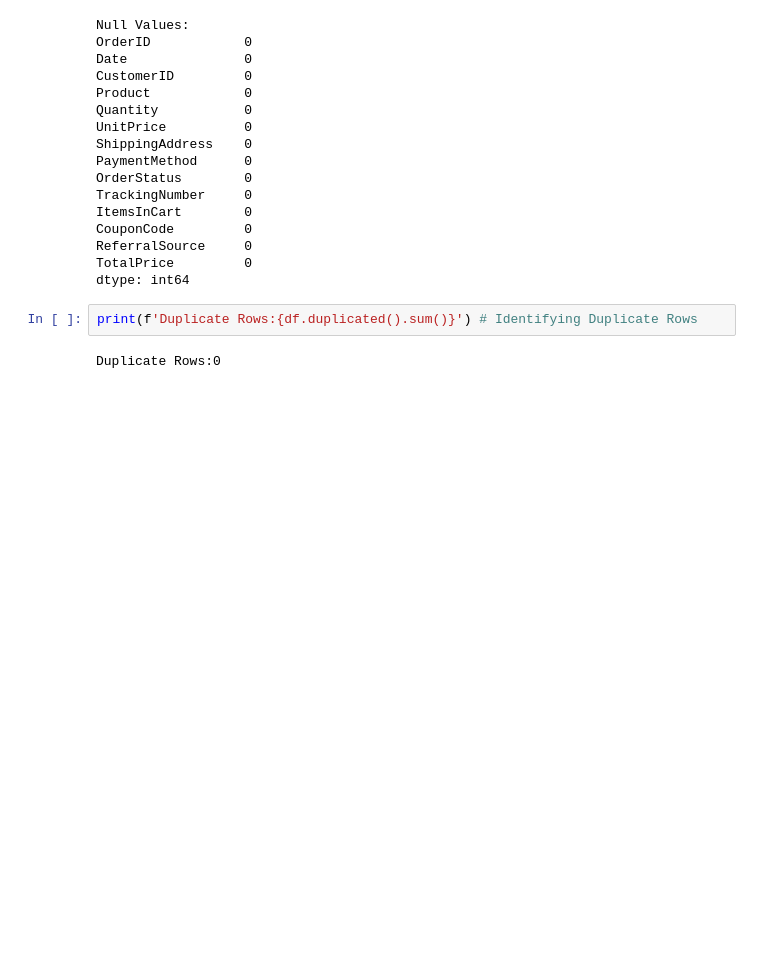
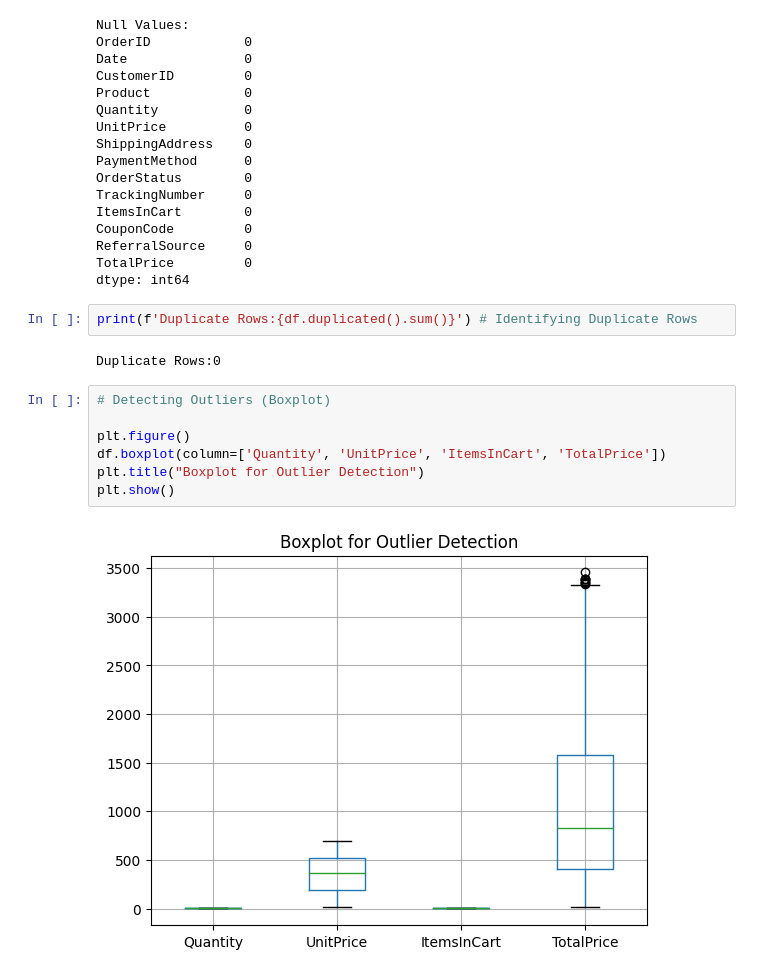
Before and after one commit to avisekbose/DecodeLabs-Internship, a Jupyter notebook: DA_Project 1.ipynb, the cells around one changed output. Cells and saved outputs as stored; diff of their text form; blank space fills up the shorter version.

```diff
--- a/DA_Project 1.ipynb
+++ b/DA_Project 1.ipynb
@@ -170,3 +170,12 @@ dtype: int64
 print(f'Duplicate Rows:{df.duplicated().sum()}') # Identifying Duplicate Rows
 # %% [output]
 Duplicate Rows:0
+# %%
+# Detecting Outliers (Boxplot)
+
+plt.figure()
+df.boxplot(column=['Quantity', 'UnitPrice', 'ItemsInCart', 'TotalPrice'])
+plt.title("Boxplot for Outlier Detection")
+plt.show()
+# %% [output]
+[figure, added]
```
Also changed, not shown: parts of 4 cells of this notebook.
